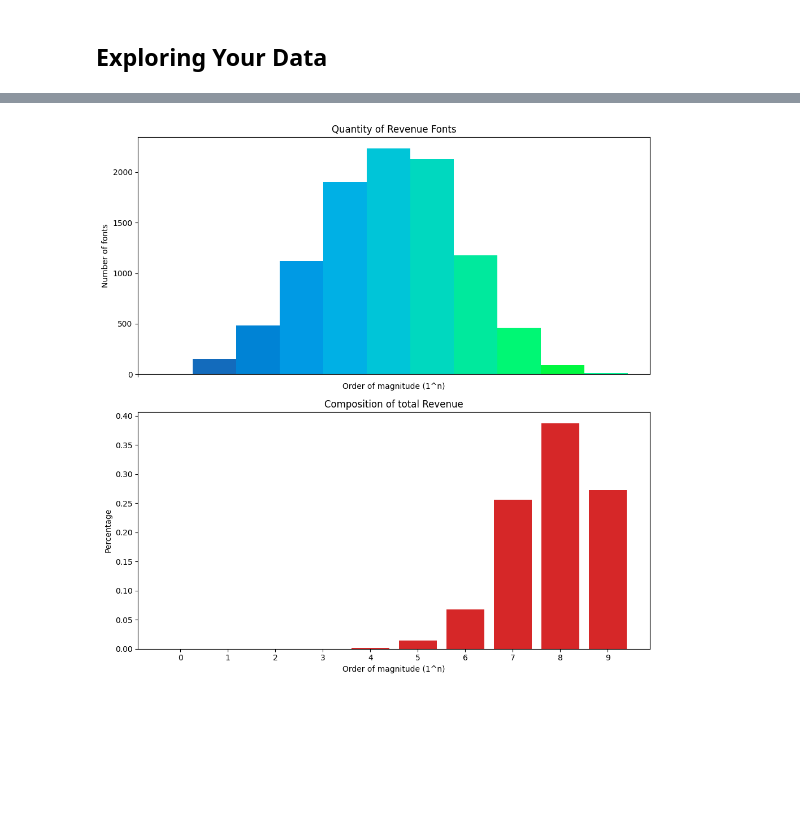
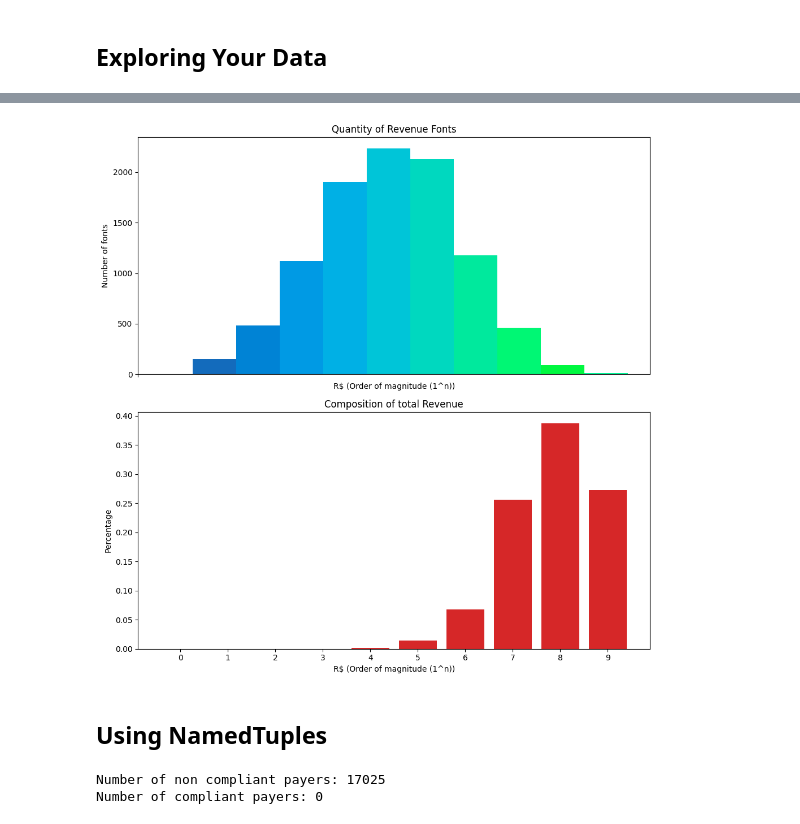
Before and after one commit to TheLastAurora/ds_scratch, a Jupyter notebook: ch_10.ipynb, the cells around one changed output, grey strips where cells are left out. Cells and saved outputs as stored; diff of their text form; code cells hidden in the pictures; blank space fills up the shorter version.

```diff
--- a/ch_10.ipynb
+++ b/ch_10.ipynb
@@ -60,33 +63,35 @@ def bucketing(data: pd.Series) -> list:
     """Buckets the series to n buckets of the magnitude of the max value"""
     n = data.max()
     p = len(str(abs(n))) - 1
     buckets = []
     for i in range(p+1):
         mask = ((data / 10 ** i) < 10) & ((data / 10 ** i) >= 1)
         buckets.append(data[mask])
     return buckets
 
 
 dt = bucketing(data['RECEITA_REALIZADA'])
 fig, ax = plt.subplots(2, 1, figsize=(10, 10), tight_layout=True)
 
 interval_labels = [f'{i}' for i in range(len(dt))]
 ax[0].hist(dt, bins=1, color=['#136bbc', '#0083d5', '#009ae4',
            '#00b0e5', '#00c5d8', '#00d8bf', '#00e99d', '#00f774', '#00f840', '#00f999'])
-ax[0].set_xlabel('Order of magnitude (1^n)')
+ax[0].set_xlabel('R$ (Order of magnitude (1^n))')
 ax[0].set_ylabel('Number of fonts')
 ax[0].set_title('Quantity of Revenue Fonts')
 ax[0].set_xticklabels([])
 ax[0].set_xticks([1])
 
 total = [x.sum() for x in dt]
 m = sum(total)
 total = [x/m for x in total]
 
 ax[1].bar(interval_labels, height=total, color='C3')
-ax[1].set_xlabel('Order of magnitude (1^n)')
+ax[1].set_xlabel('R$ (Order of magnitude (1^n))')
 ax[1].set_title('Composition of total Revenue')
 ax[1].set_ylabel('Percentage')
 plt.show()
 # %% [output]
-[figure, old version]
+[figure, new version]
+# %% [markdown]
+## Using NamedTuples
@@ -92,0 +107,15 @@ plt.show()
+# %%
+receipts = []
+for index, row in data.iterrows():
+    receipts.append(
+        Receipt(index, row["RECEITA_REALIZADA"], row["RECEITA_PREVISTA_LOA"])
+    )
+compliant_payers = Counter([x.is_compliant() for x in receipts])
+print(
+    f"Number of non compliant payers: {compliant_payers[False]}",
+    f"Number of compliant payers: {compliant_payers[True]}",
+    sep="\n",
+)
+# %% [output]
+Number of non compliant payers: 17025
+Number of compliant payers: 0
```
Also changed, not shown: parts of 4 cells of this notebook, 2 other files.
